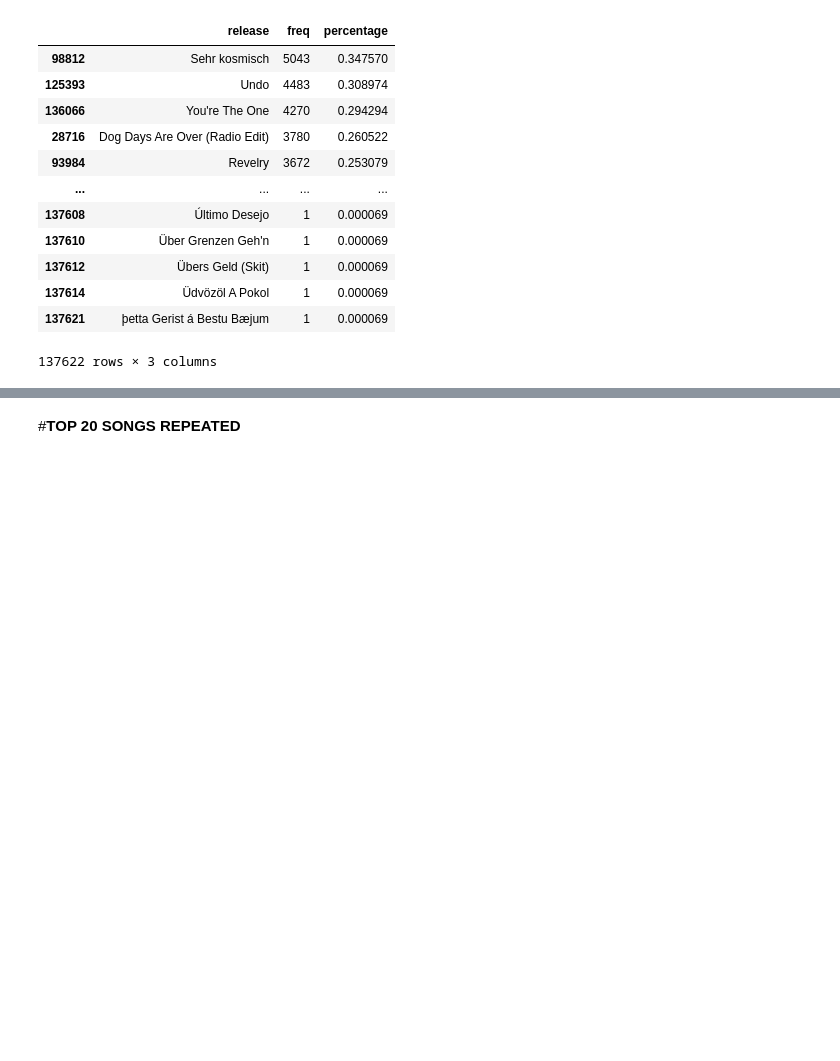
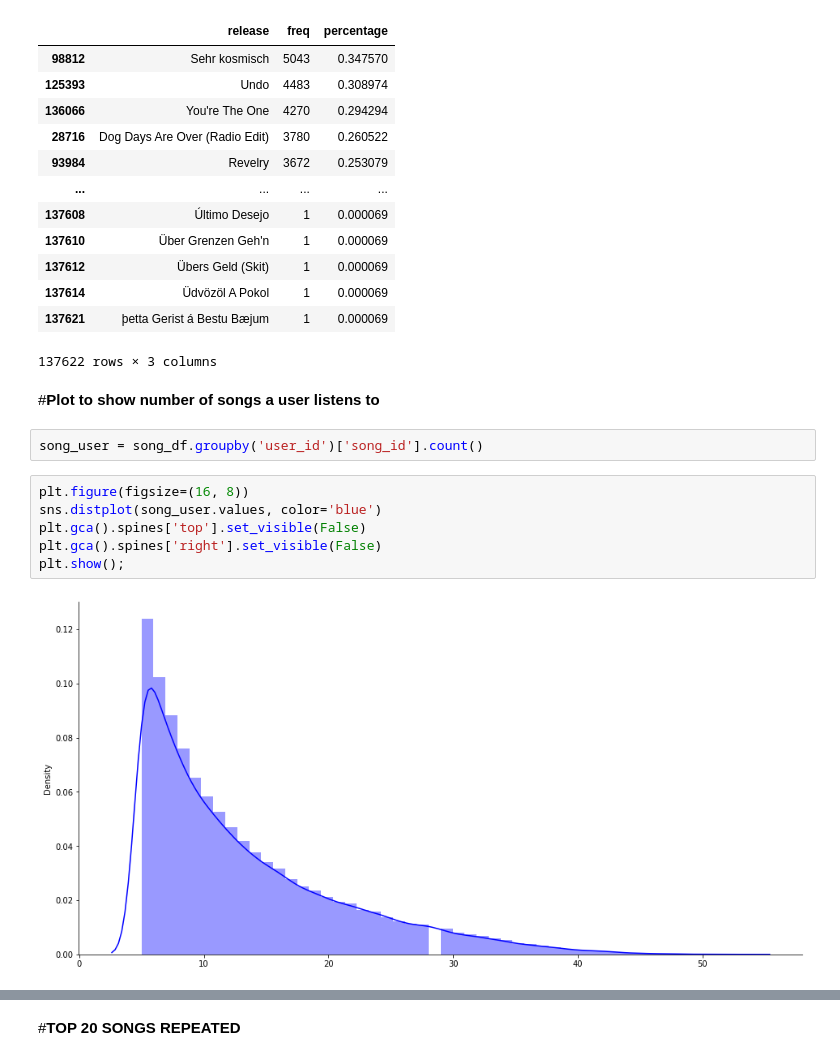
Before and after one commit to charithcherry/Innomatics_Internship_APR_21, a Jupyter notebook: Recommender System/Music_Rec_Sys.ipynb, the cells around one changed output, grey strips where cells are left out. Drawn from its saved outputs; the diff is of its cells as text; blank space fills up the shorter version.

Commit message:
User Based CF using surprise Library

```diff
--- a/Recommender System/Music_Rec_Sys.ipynb
+++ b/Recommender System/Music_Rec_Sys.ipynb
@@ -445,3 +456,15 @@ song_grouped.sort_values(['freq','release'],ascending=[0,1])
 | 137614 | Üdvözöl A Pokol | 1 | 0.000069 |
 | 137621 | þetta Gerist á Bestu Bæjum | 1 | 0.000069 |
 137622 rows × 3 columns
+# %% [markdown]
+#**Plot to show number of songs a user listens to**
+# %%
+song_user = song_df.groupby('user_id')['song_id'].count()
+# %%
+plt.figure(figsize=(16, 8))
+sns.distplot(song_user.values, color='blue')
+plt.gca().spines['top'].set_visible(False)
+plt.gca().spines['right'].set_visible(False)
+plt.show();
+# %% [output]
+[figure, added]
```
Also changed, not shown: parts of 36 cells of this notebook.
